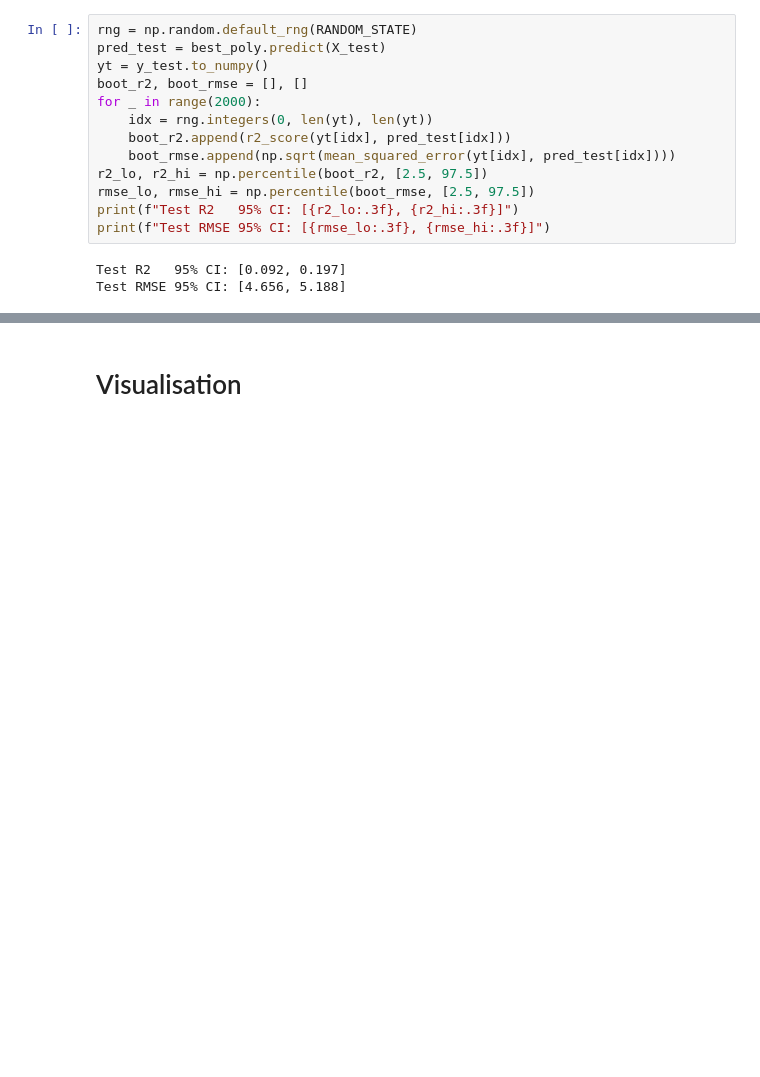
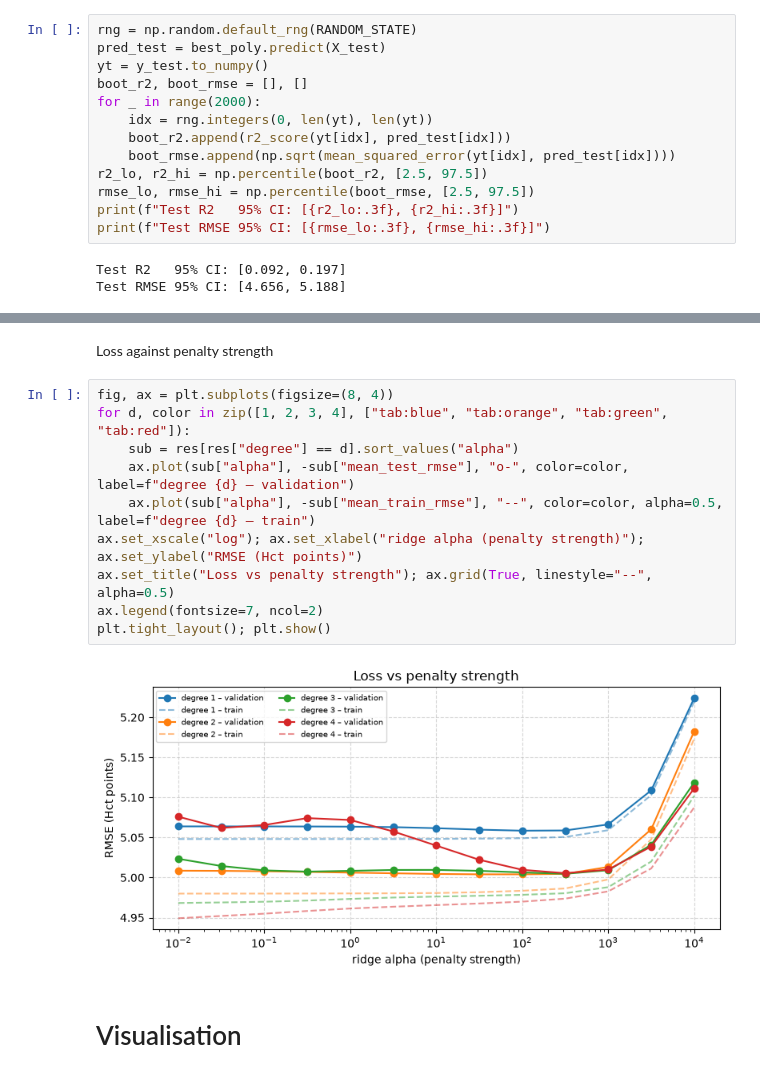
Before and after one commit to May-hk/lab-test-prediction, a Jupyter notebook: polynomial_regression.ipynb, the cells around one changed output, grey strips where cells are left out. Saved outputs shown, nothing was run; the diff lists cells and outputs as text; blank space fills up the shorter version.

```diff
--- a/polynomial_regression.ipynb
+++ b/polynomial_regression.ipynb
@@ -313,3 +338,17 @@ Test RMSE 95% CI: [4.656, 5.188]
+# %% [markdown]
+Loss against penalty strength
+# %%
+fig, ax = plt.subplots(figsize=(8, 4))
+for d, color in zip([1, 2, 3, 4], ["tab:blue", "tab:orange", "tab:green", "tab:red"]):
+    sub = res[res["degree"] == d].sort_values("alpha")
+    ax.plot(sub["alpha"], -sub["mean_test_rmse"], "o-", color=color, label=f"degree {d} – validation")
+    ax.plot(sub["alpha"], -sub["mean_train_rmse"], "--", color=color, alpha=0.5, label=f"degree {d} – train")
+ax.set_xscale("log"); ax.set_xlabel("ridge alpha (penalty strength)"); ax.set_ylabel("RMSE (Hct points)")
+ax.set_title("Loss vs penalty strength"); ax.grid(True, linestyle="--", alpha=0.5)
+ax.legend(fontsize=7, ncol=2)
+plt.tight_layout(); plt.show()
+# %% [output]
+[figure, added]
 # %% [markdown]
 # Visualisation
 # %% [markdown]
```
Also changed, not shown: parts of 2 cells of this notebook.
